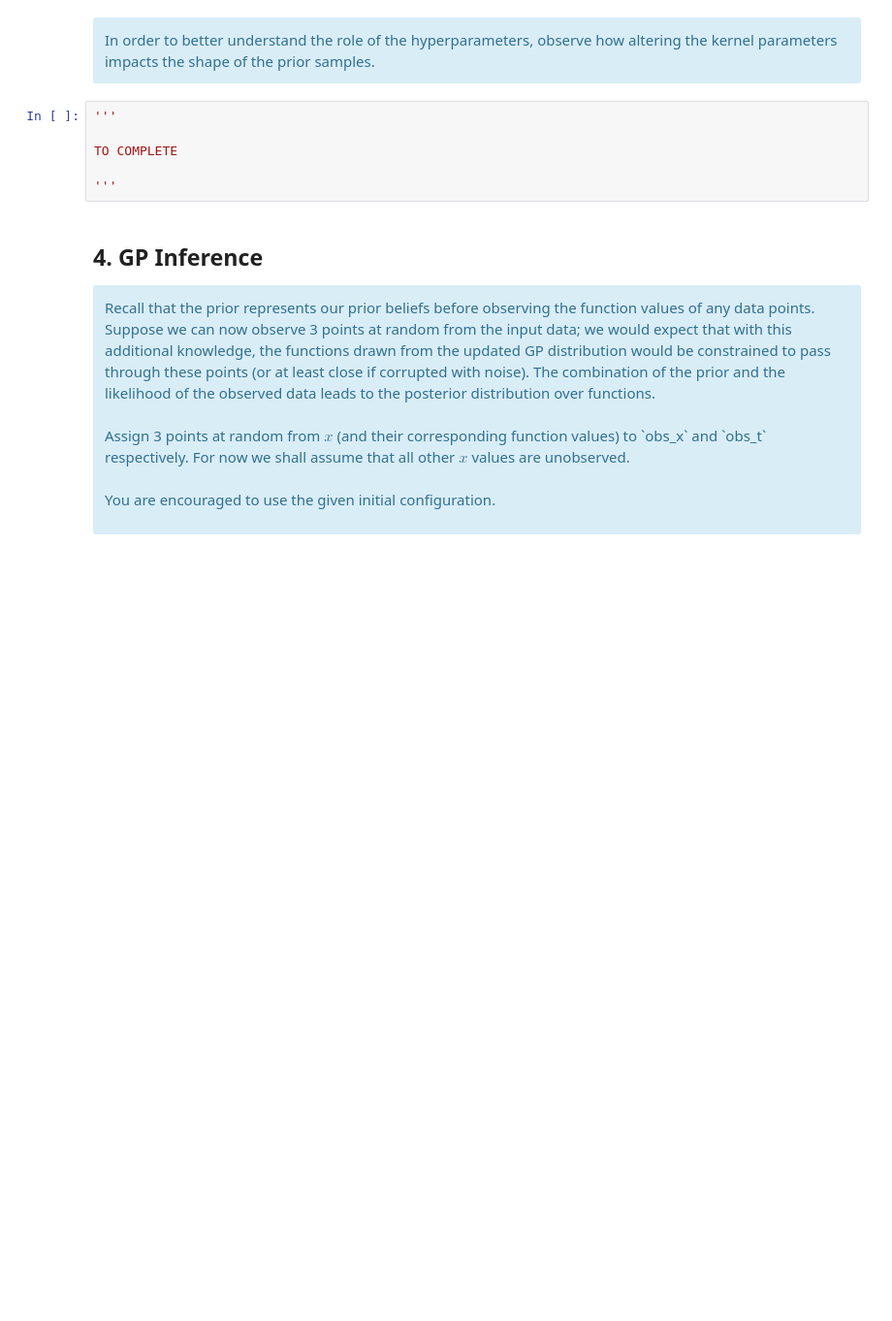
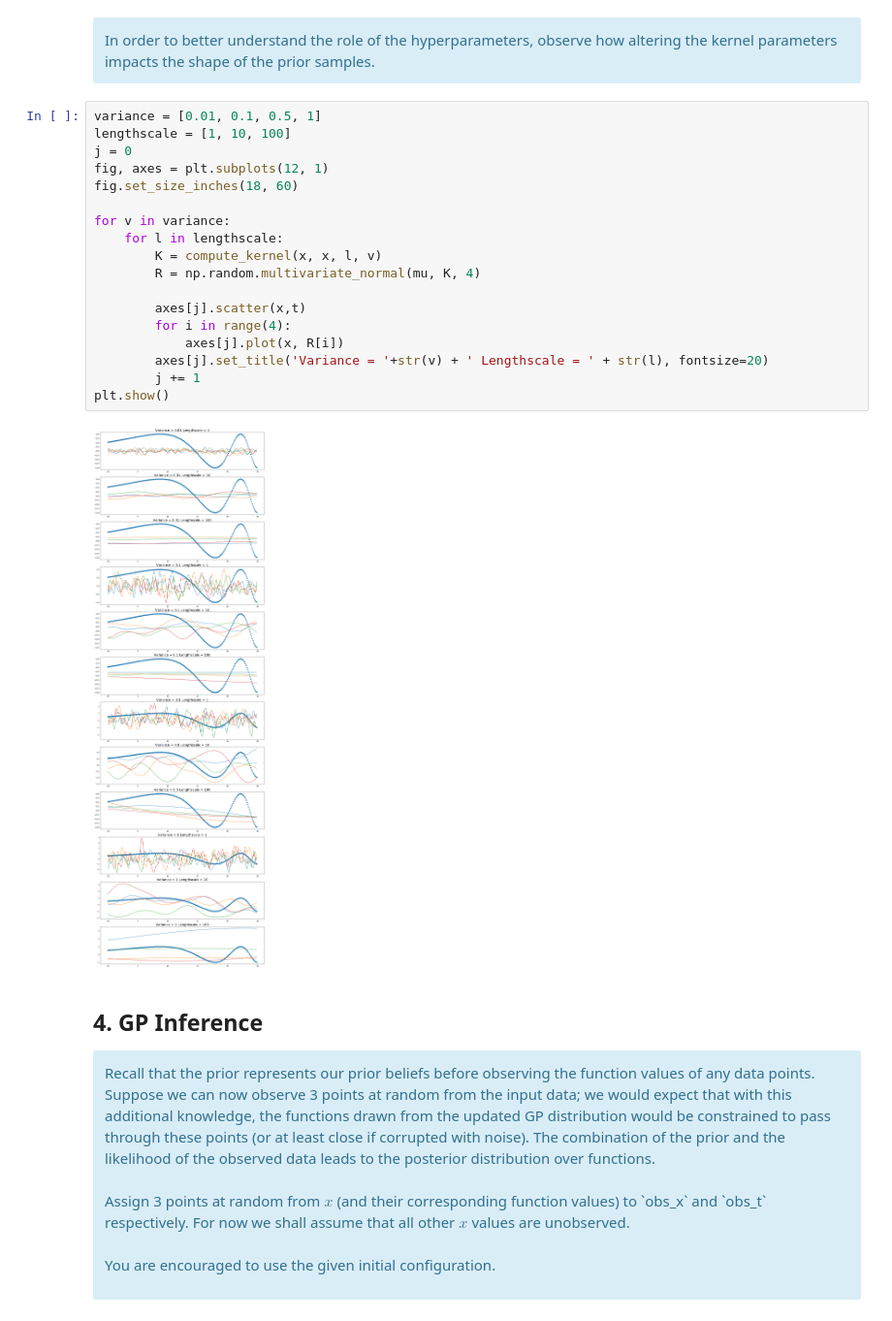
Before and after one commit to sgiammy/ASI-course, a Jupyter notebook: Lab3/lab3-student.ipynb, the cells around one changed output. Shown at 97% size. Saved outputs shown, nothing was run; the diff lists cells and outputs as text; blank space fills up the shorter version.

```diff
--- a/Lab3/lab3-student.ipynb
+++ b/Lab3/lab3-student.ipynb
@@ -93,12 +104,26 @@ TO COMPLETE
 # %% [markdown]
 <div class="alert alert-info">
  In order to better understand the role of the hyperparameters, observe how altering the kernel parameters impacts the shape of the prior samples.</div>
-# %%
-'''
-
-TO COMPLETE
-
-'''
+# %%
+variance = [0.01, 0.1, 0.5, 1]
+lengthscale = [1, 10, 100]
+j = 0
+fig, axes = plt.subplots(12, 1)
+fig.set_size_inches(18, 60)
+
+for v in variance:
+    for l in lengthscale:
+        K = compute_kernel(x, x, l, v)
+        R = np.random.multivariate_normal(mu, K, 4)
+
+        axes[j].scatter(x,t)
+        for i in range(4):
+            axes[j].plot(x, R[i])
+        axes[j].set_title('Variance = '+str(v) + ' Lengthscale = ' + str(l), fontsize=20)
+        j += 1
+plt.show()
+# %% [output]
+[figure, added]
 # %% [markdown]
 ## 4. GP Inference
 <div class="alert alert-info">
```
Also changed, not shown: parts of 20 cells of this notebook.
